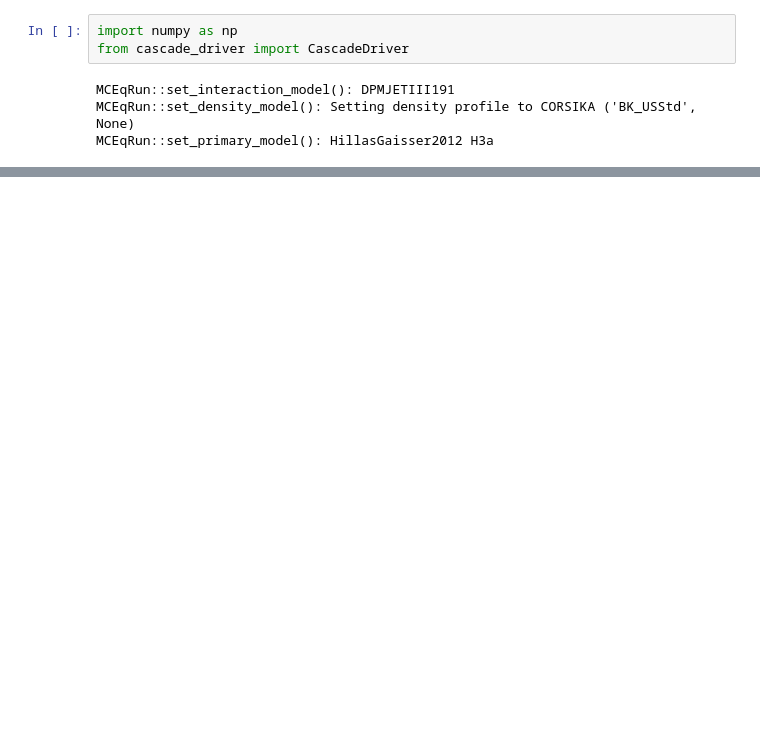
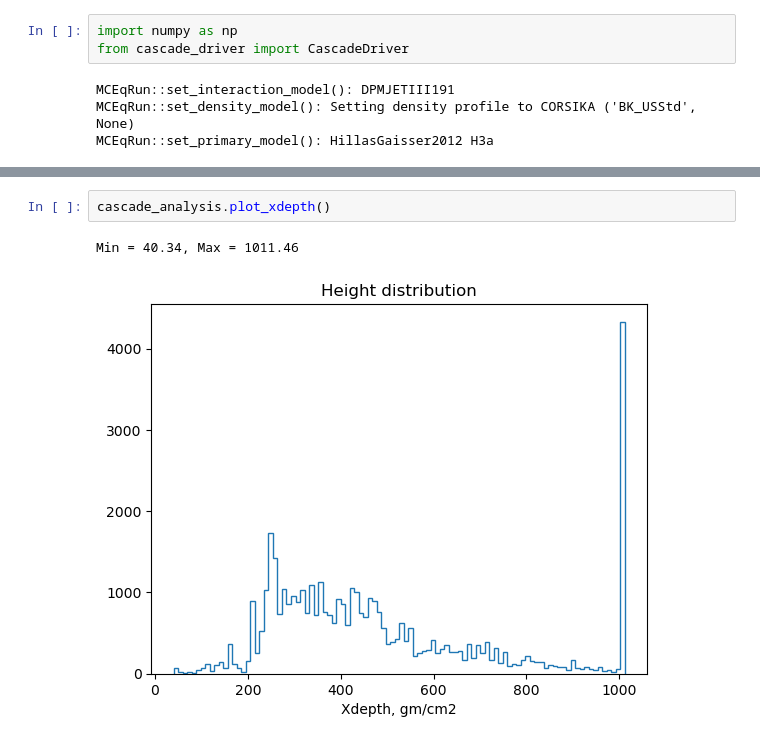
Before and after one commit to jncots/xmax_sigma, a Jupyter notebook: cascade_np/test_cas_driver.ipynb, the cells around one changed output, grey strips where cells are left out. Cells and saved outputs as stored; diff of their text form; blank space fills up the shorter version.

```diff
--- a/cascade_np/test_cas_driver.ipynb
+++ b/cascade_np/test_cas_driver.ipynb
@@ -74,0 +91,5 @@ print(getattr(aa, "__len__", None))
+# %%
+cascade_analysis.plot_xdepth()
+# %% [output]
+Min = 40.34, Max = 1011.46
+[figure, added]
```
Also changed, not shown: parts of 10 cells of this notebook, 8 other files.
